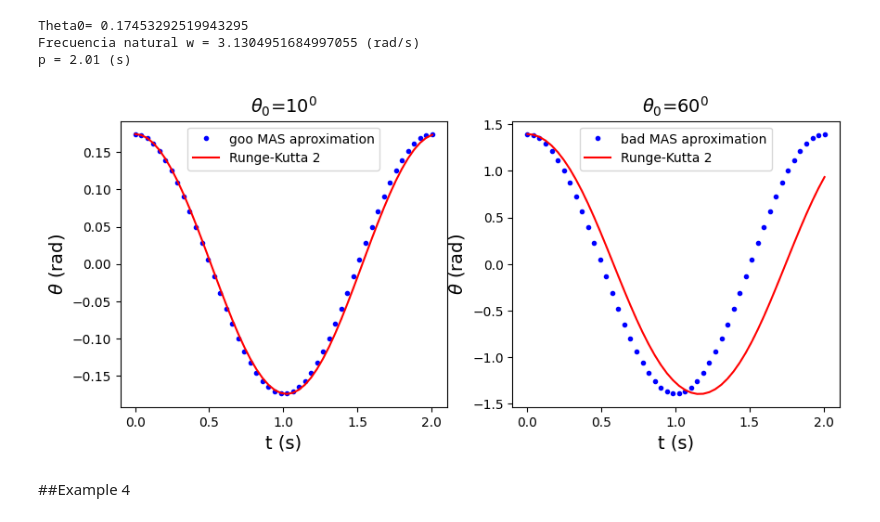
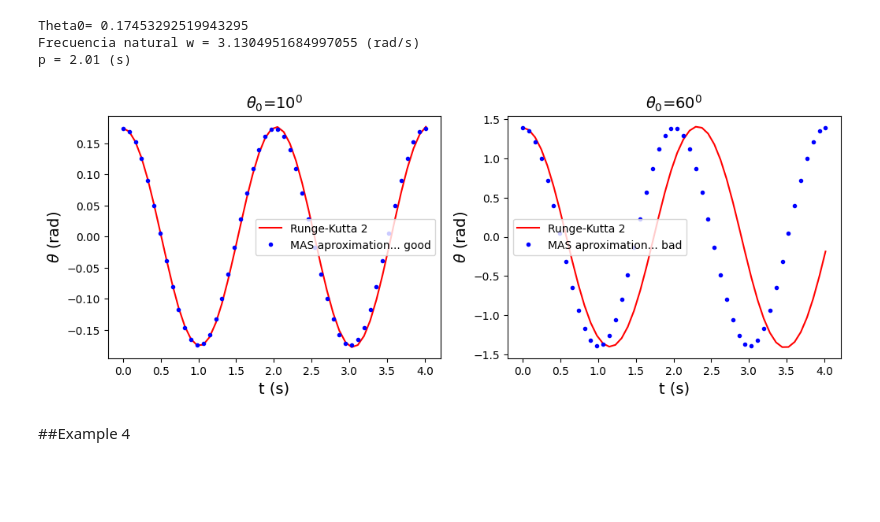
Before and after one commit to anferivera/Programming, a Jupyter notebook: 7_1_differential_equations.ipynb, the cells around one changed output. Drawn from its saved outputs; the diff is of its cells as text; code cells hidden in the pictures; blank space fills up the shorter version.

```diff
--- a/7_1_differential_equations.ipynb
+++ b/7_1_differential_equations.ipynb
@@ -154,7 +151,7 @@ print('Frecuencia natural w =',w,'(rad/s)')
 print('p =',np.round(2*np.pi/w,2),'(s)')
 
 #Euler's Algoritmo
-N = 100
+N = 200
 t = np.linspace(0,p,N)
 h = p/N
 
@@ -257,7 +254,7 @@ with
 All these methods constitute the <font color='red'>   second-order Runge-Kutta method</font>.
 # %%
 #RK2 integrator
-def RK2_step( f, y, t, h ):
+def RK2_step( f, t, y, h ):
     #Creating solutions
     K0 = h*f(t, y)
     K1 = h*f(t + 0.5*h, y + 0.5*K0)
@@ -289,7 +286,7 @@ h = 3/N
 #yinitial
 y=[3,]
 for i in range(0,len(t)-1):
-    y.append( RK2_step( lambda t,y: 2*t*(y-1), y[i], t[i], h ) )
+    y.append( RK2_step( lambda t,y: 2*t*(y-1), t[i], y[i], h ) )
 
 y = np.array(y)
 plt.plot(t,y,'r-',label='Runge-Kutta 2')
@@ -350,7 +347,7 @@ print('p =',np.round(2*np.pi/w0,2),'(s)')
 #========================================================
 #Dynamical function of the system
 #========================================================
-def function( t, y ):
+def function(t,y):
     #Using the convention y = [theta, omega]
     theta = y[0]
     omega = y[1]
@@ -361,18 +358,18 @@ def function( t, y ):
 
 #RK2's Algoritmo
 N = 50
-tiempos = np.linspace(0,p,N)
-h = p/N
+tiempos = np.linspace(0,2*p,N)
+h = tiempos.max()/N
 # %% [output]
 Theta0= 0.17453292519943295
 Frecuencia natural w = 3.1304951684997055 (rad/s)
 p = 2.01 (s)
 # %%
-plt.figure(figsize=(10, 4))
+plt.figure(figsize=(12, 4))
 ax1 = plt.subplot(1,2,1)
 ax2 = plt.subplot(1,2,2)
 
-#Initial conditions
+# Initial conditions: fall from 10°
 theta0 = 10*np.pi/180 #in rad
 theta = [theta0,]
 omega = [0,]
@@ -383,7 +380,7 @@ for i in range(0,len(tiempos)-1):
     #Building current condition
     y = [theta[i], omega[i]]
     #Integrating the system
-    thetai, omegai = RK2_step( function, y, t, h )
+    thetai, omegai = RK2_step( function, t, y, h )
 
     #Appending new components
     theta.append( thetai )
@@ -391,8 +388,8 @@ for i in range(0,len(tiempos)-1):
 
 omega = np.array(omega)
 theta = np.array(theta)
-ax1.plot(tiempos, theta0*np.cos(w0*tiempos),'b.',label='goo MAS aproximation')
 ax1.plot(tiempos, theta,'r-',label='Runge-Kutta 2')
+ax1.plot(tiempos, theta0*np.cos(w0*tiempos),'b.',label='MAS aproximation... good')
 #label
 ax1.set_title('$\\theta_0$=60 rad', fontsize = 14)
 ax1.set_xlabel( "t (s)", fontsize = 14 )
@@ -400,36 +397,36 @@ ax1.set_ylabel( '$\\theta$ (rad)', fontsize = 14 )
 ax1.set_title('$\\theta_0$=10$^0$', fontsize = 14)
 ax1.legend(loc='best')
 
 #Initial conditions
 theta0 = 80*np.pi/180 #in rad
 theta = [theta0,]
 omega = [0,]
 
 for i in range(0,len(tiempos)-1):
     t = tiempos[i]
 
     #Building current condition
     y = [theta[i], omega[i]]
     #Integrating the system
-    thetai, omegai = RK2_step( function, y, t, h )
+    thetai, omegai = RK2_step( function, t, y, h )
 
     #Appending new components
     theta.append( thetai )
     omega.append( omegai )
 
 omega = np.array(omega)
 theta = np.array(theta)
 #Plot
-ax2.plot(tiempos, theta0*np.cos(w0*tiempos),'b.',label='bad MAS aproximation')
 ax2.plot(tiempos, theta,'r-',label='Runge-Kutta 2')
+ax2.plot(tiempos, theta0*np.cos(w0*tiempos),'b.',label='MAS aproximation... bad')
 #labels
 ax2.set_title('$\\theta_0$=60$^0$', fontsize = 14)
 ax2.set_xlabel( "t (s)", fontsize = 14 )
 ax2.set_ylabel( '$\\theta$ (rad)', fontsize = 14 )
 ax2.legend(loc='best')
 plt.show()
 # %% [output]
-[figure, old version]
+[figure, new version]
 # %% [markdown]
 ##Example 4
 # %% [markdown]
```
Also changed, not shown: parts of 2 cells of this notebook.
